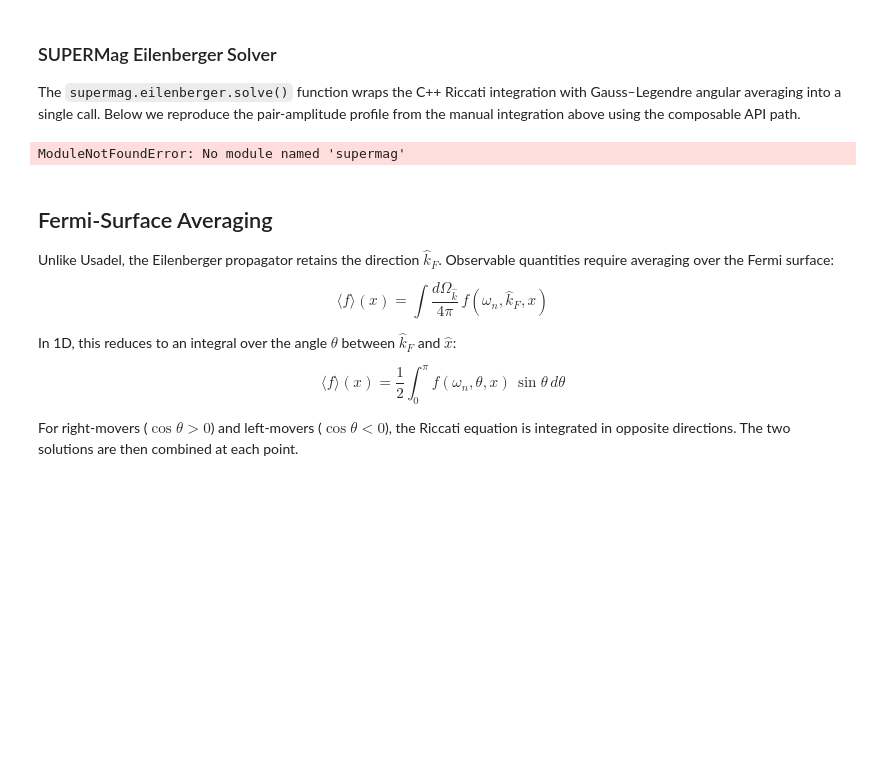
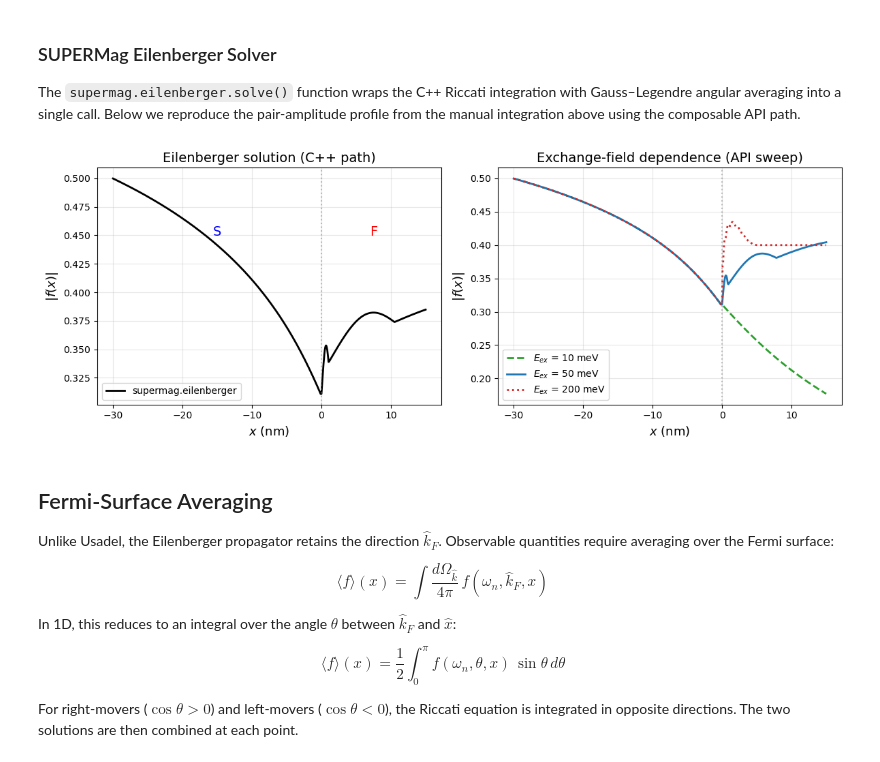
Before and after one commit to seanstarks-hub/SUPERMag-Simulation-Suite, a Jupyter notebook: docs/theory/eilenberger.ipynb, the cells around one changed output. Saved outputs shown, nothing was run; the diff lists cells and outputs as text; code cells hidden in the pictures; blank space fills up the shorter version.

```diff
--- a/docs/theory/eilenberger.ipynb
+++ b/docs/theory/eilenberger.ipynb
@@ -186,6 +186,8 @@ composable API path.
 # %%
 import numpy as np
 import matplotlib.pyplot as plt
+import sys
+sys.path.insert(0, r"c:\Users\seans\Documents\GitHub\SUPERMag-Simulation-Suite\python")
 
 import supermag
 
@@ -197,34 +199,34 @@ xi_S = 38.0   # nm
 E_ex = 50.0   # meV
 
 # Composable C++ path: one call replaces the full Riccati + angular averaging
 x_api, f_api = supermag.eilenberger.solve(Tc0, d_S, d_F, xi_S, E_ex, n_grid=500)
 
 fig, axes = plt.subplots(1, 2, figsize=(12, 4.5))
 
 # Left: pair amplitude from API
 axes[0].plot(x_api, f_api, 'k-', lw=2, label='supermag.eilenberger')
 axes[0].axvline(0, ls=':', color='grey', alpha=0.5)
 axes[0].text(-d_S/2, max(f_api)*0.9, 'S', fontsize=14, ha='center', color='blue')
 axes[0].text(d_F/2, max(f_api)*0.9, 'F', fontsize=14, ha='center', color='red')
 axes[0].set_xlabel('$x$ (nm)', fontsize=13)
 axes[0].set_ylabel(r'$|f(x)|$', fontsize=13)
 axes[0].set_title('Eilenberger solution (C++ path)', fontsize=14)
 axes[0].legend(fontsize=10); axes[0].grid(True, alpha=0.3)
 
 # Right: compare different exchange energies
 for eex, col, ls in [(10, '#2ca02c', '--'), (50, '#1f77b4', '-'), (200, '#d62728', ':')]:
     x_e, f_e = supermag.eilenberger.solve(Tc0, d_S, d_F, xi_S, eex, n_grid=400)
     axes[1].plot(x_e, f_e, color=col, ls=ls, lw=2, label=f'$E_{{ex}}$ = {eex} meV')
 
 axes[1].axvline(0, ls=':', color='grey', alpha=0.5)
 axes[1].set_xlabel('$x$ (nm)', fontsize=13)
 axes[1].set_ylabel(r'$|f(x)|$', fontsize=13)
 axes[1].set_title('Exchange-field dependence (API sweep)', fontsize=14)
 axes[1].legend(fontsize=10); axes[1].grid(True, alpha=0.3)
 
 fig.tight_layout(); plt.show()
 # %% [output]
-ModuleNotFoundError: No module named 'supermag'
+[figure, added]
 # %% [markdown]
 ## Fermi-Surface Averaging
 
```
Also changed, not shown: parts of 3 cells of this notebook, 4 other files.
